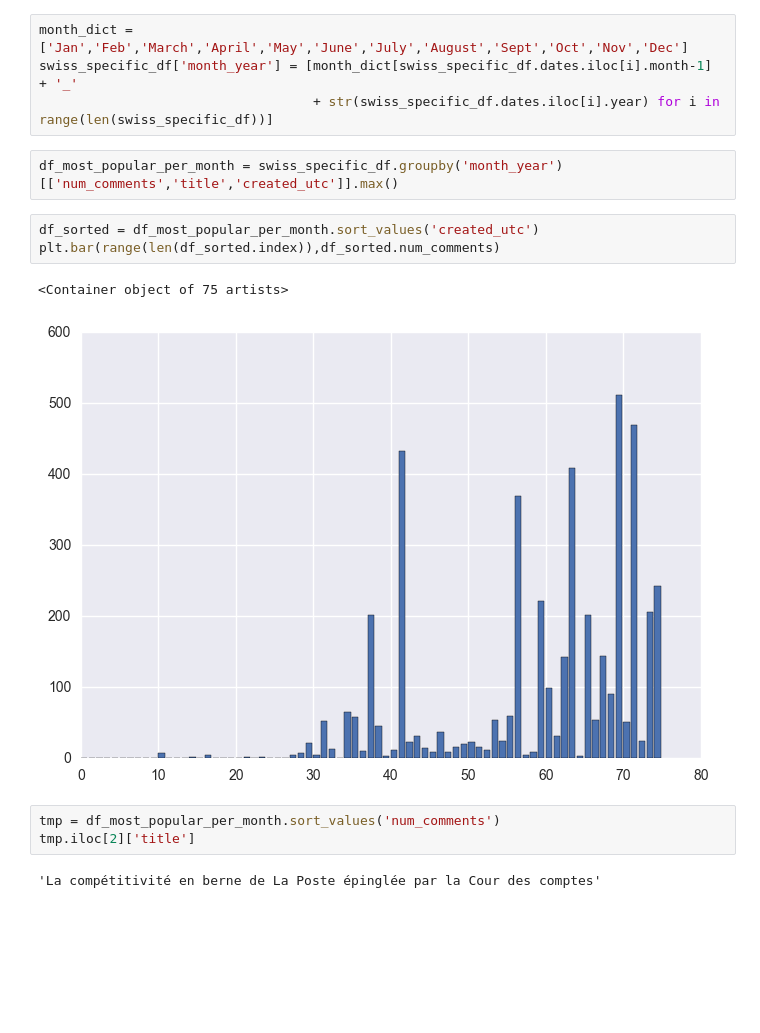
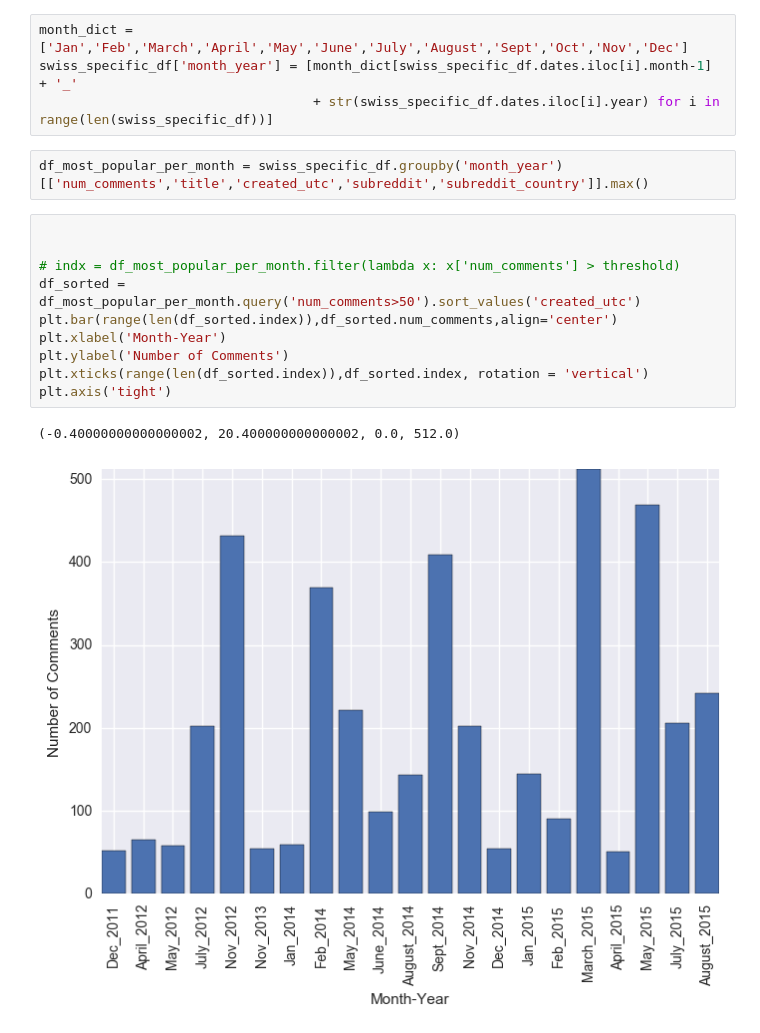
Before and after one commit to vidit09/ada-project, a Jupyter notebook: pre_processing/Preprocessing_submission_europe.ipynb, the cells around one changed output. Saved outputs shown, nothing was run; the diff lists cells and outputs as text; blank space fills up the shorter version.

```diff
--- a/pre_processing/Preprocessing_submission_europe.ipynb
+++ b/pre_processing/Preprocessing_submission_europe.ipynb
@@ -153,15 +167,17 @@ month_dict = ['Jan','Feb','March','April','May','June','July','August','Sept','O
 swiss_specific_df['month_year'] = [month_dict[swiss_specific_df.dates.iloc[i].month-1] + '_'
                                    + str(swiss_specific_df.dates.iloc[i].year) for i in range(len(swiss_specific_df))]
 # %%
-df_most_popular_per_month = swiss_specific_df.groupby('month_year')[['num_comments','title','created_utc']].max()
+df_most_popular_per_month = swiss_specific_df.groupby('month_year')[['num_comments','title','created_utc','subreddit','subreddit_country']].max()
-# %%
-df_sorted = df_most_popular_per_month.sort_values('created_utc')
-plt.bar(range(len(df_sorted.index)),df_sorted.num_comments)
-# %% [output]
-<Container object of 75 artists>
-[figure, removed]
-# %%
-tmp = df_most_popular_per_month.sort_values('num_comments')
-tmp.iloc[2]['title']
-# %% [output]
-'La compétitivité en berne de La Poste épinglée par la Cour des comptes'
+# %%
+
+
+# indx = df_most_popular_per_month.filter(lambda x: x['num_comments'] > threshold)
+df_sorted = df_most_popular_per_month.query('num_comments>50').sort_values('created_utc')
+plt.bar(range(len(df_sorted.index)),df_sorted.num_comments,align='center')
+plt.xlabel('Month-Year')
+plt.ylabel('Number of Comments')
+plt.xticks(range(len(df_sorted.index)),df_sorted.index, rotation = 'vertical')
+plt.axis('tight')
+# %% [output]
+(-0.40000000000000002, 20.400000000000002, 0.0, 512.0)
+[figure, added]
```
Also changed, not shown: parts of 6 cells of this notebook.
